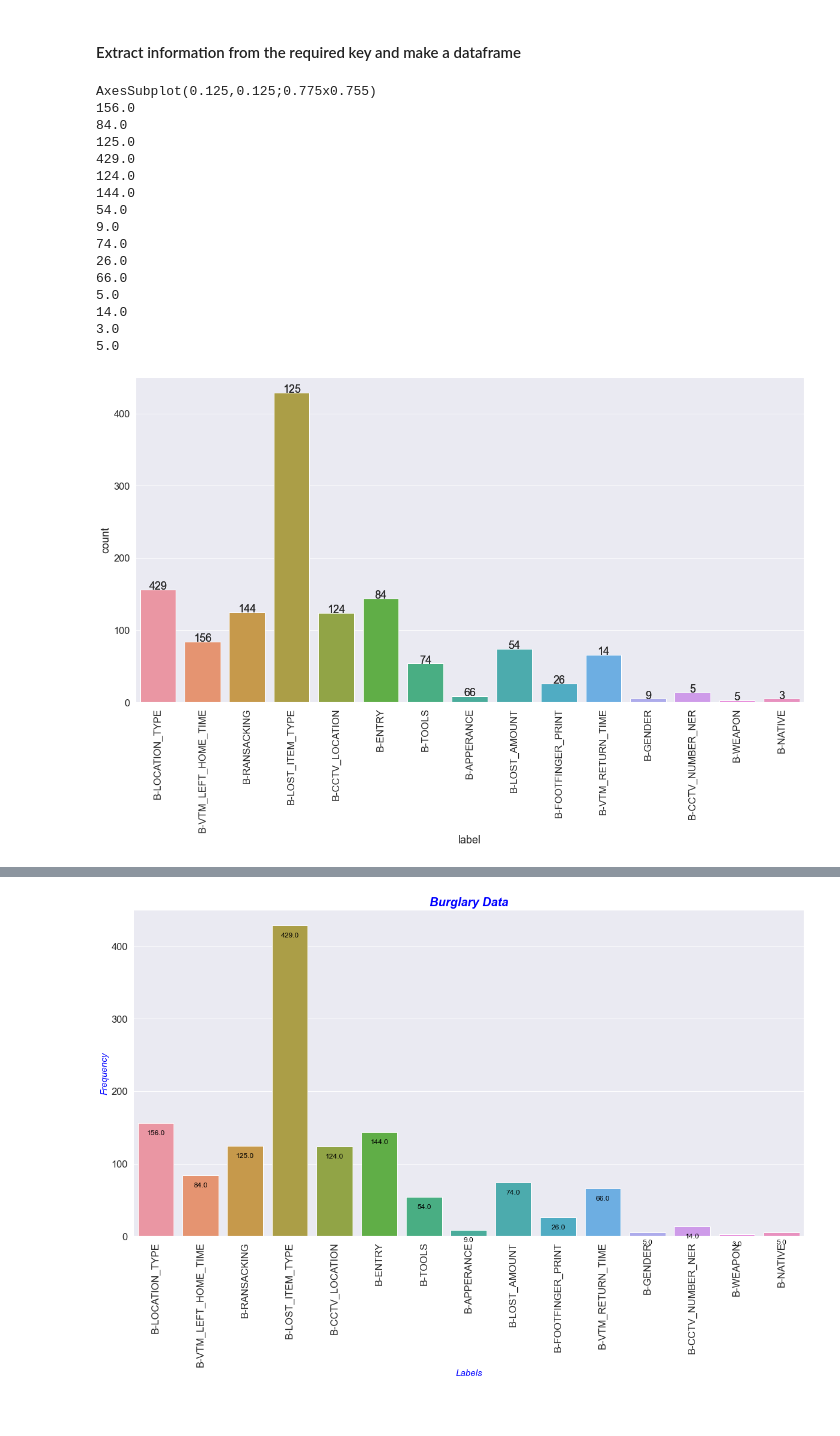
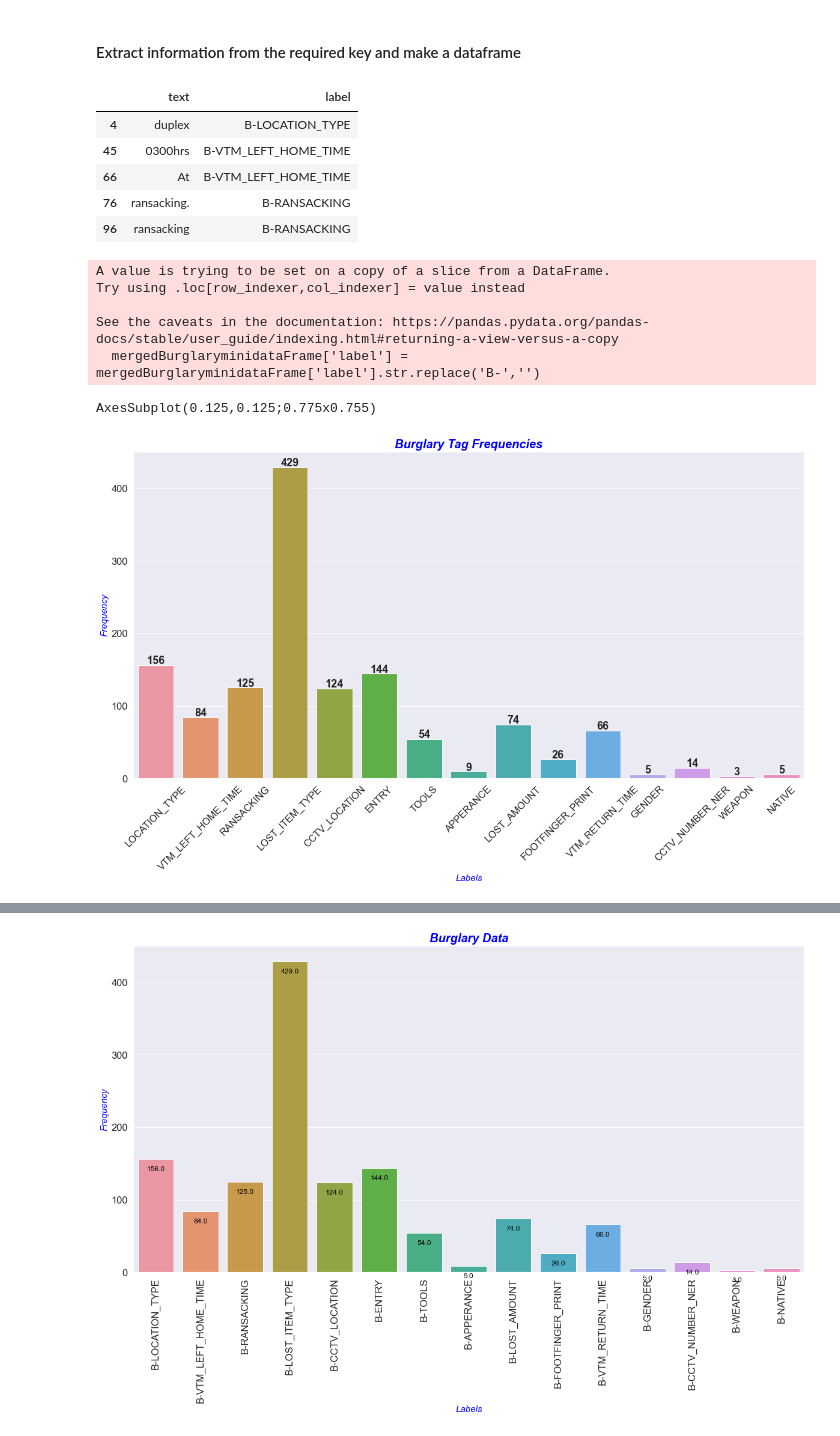
Before and after one commit to mishi-sarfraz/pythonProjects, a Jupyter notebook: metricAnalysis.ipynb, the cells around one changed output, grey strips where cells are left out. Saved outputs shown, nothing was run; the diff lists cells and outputs as text; code cells hidden in the pictures.

Commit message:
charts

```diff
--- a/metricAnalysis.ipynb
+++ b/metricAnalysis.ipynb
@@ -228,6 +221,6 @@ mergedBurglarydataFrame.head()
 # %%
 # keep all records in mergedBurglarydataFrame where label starts with B-:
-mergedBurglarydataFrame=mergedBurglarydataFrame[mergedBurglarydataFrame['index'].str.startswith('B-')]
+# mergedBurglarydataFrame=mergedBurglarydataFrame[mergedBurglarydataFrame['index'].str.startswith('B-')]
 # %%
 #  remove B- from label:
-mergedBurglarydataFrame['index']=mergedBurglarydataFrame['index'].str.replace('B-','')
+# mergedBurglarydataFrame['index']=mergedBurglarydataFrame['index'].str.replace('B-','')
@@ -385,46 +361,52 @@ for key, value in all_data.items():
             entities.append([id,text, start, end, type])
 
 df = pd.DataFrame(entities, columns=["Id","Text", "Start", "End", "Type"])
+# %%
+mergedBurglaryminidataFrame.head()
+# %% [output]
+|  | text | label |
+| 4 | duplex | B-LOCATION_TYPE |
+| 45 | 0300hrs | B-VTM_LEFT_HOME_TIME |
+| 66 | At | B-VTM_LEFT_HOME_TIME |
+| 76 | ransacking. | B-RANSACKING |
+| 96 | ransacking | B-RANSACKING |
+# %%
+#  replace all B- with empty string:
+mergedBurglaryminidataFrame['label'] = mergedBurglaryminidataFrame['label'].str.replace('B-','')
+# %% [output]
+A value is trying to be set on a copy of a slice from a DataFrame.
+Try using .loc[row_indexer,col_indexer] = value instead
+
+See the caveats in the documentation: https://pandas.pydata.org/pandas-docs/stable/user_guide/indexing.html#returning-a-view-versus-a-copy
+  mergedBurglaryminidataFrame['label'] = mergedBurglaryminidataFrame['label'].str.replace('B-','')
 # %%
 fig, ax1 = plt.subplots(figsize=(20,10))
 print(ax1)
 graph = sns.countplot(ax=ax1,x='label', data=mergedBurglaryminidataFrame)
 graph.set_xticklabels(graph.get_xticklabels(),rotation=90)
 i=0
 for p in graph.patches:
     height = p.get_height()
-    graph.text(p.get_x()+p.get_width()/2., height + 0.1,
-        mergedBurglaryminidataFrame['label'].value_counts()[i],ha="center")
+    graph.text(p.get_x()+p.get_width()/2., height + 2,
+        int(height),ha="center",fontweight='bold')
     i += 1
 i=0
 ax = sns.countplot(x=mergedBurglaryminidataFrame['label'], data=mergedBurglaryminidataFrame)
-for p in ax.patches:
-    ax.annotate(f'\n{p.get_height()}', (p.get_x()+0.4, int(p.get_height())), ha='center', va='top', color='black', size=12)
-plt.xticks(rotation=90)
+# for p in ax.patches:
+#     ax.annotate(f'\n{p.get_height()}', (p.get_x()+0.4, int(p.get_height())), ha='center', va='top', color='black', size=12)
+plt.xticks(rotation=45)
 
-plt.title('Burglary Data', color='blue', fontsize=20, fontweight='bold', fontstyle='italic')
+plt.title('Burglary Tag Frequencies', color='blue', fontsize=20, fontweight='bold', fontstyle='italic')
 plt.xlabel('Labels', color='blue', fontsize=15, fontstyle='italic')
 plt.ylabel('Frequency', color='blue', fontsize=15, fontstyle='italic')
 
 plt.show()
+# save the figure correctly without any cuttings:
+
+fig.savefig('BurglaryData.png')
 # %% [output]
 AxesSubplot(0.125,0.125;0.775x0.755)
-156.0
-84.0
-125.0
-429.0
-124.0
-144.0
-54.0
-9.0
-74.0
-26.0
-66.0
-5.0
-14.0
-3.0
-5.0
-[figure, old version]
+[figure, new version]
 # %%
 fig, ax1 = plt.subplots(figsize=(20,10))
 print(ax1)
```
Also changed, not shown: parts of 26 cells of this notebook, 2 other files.
